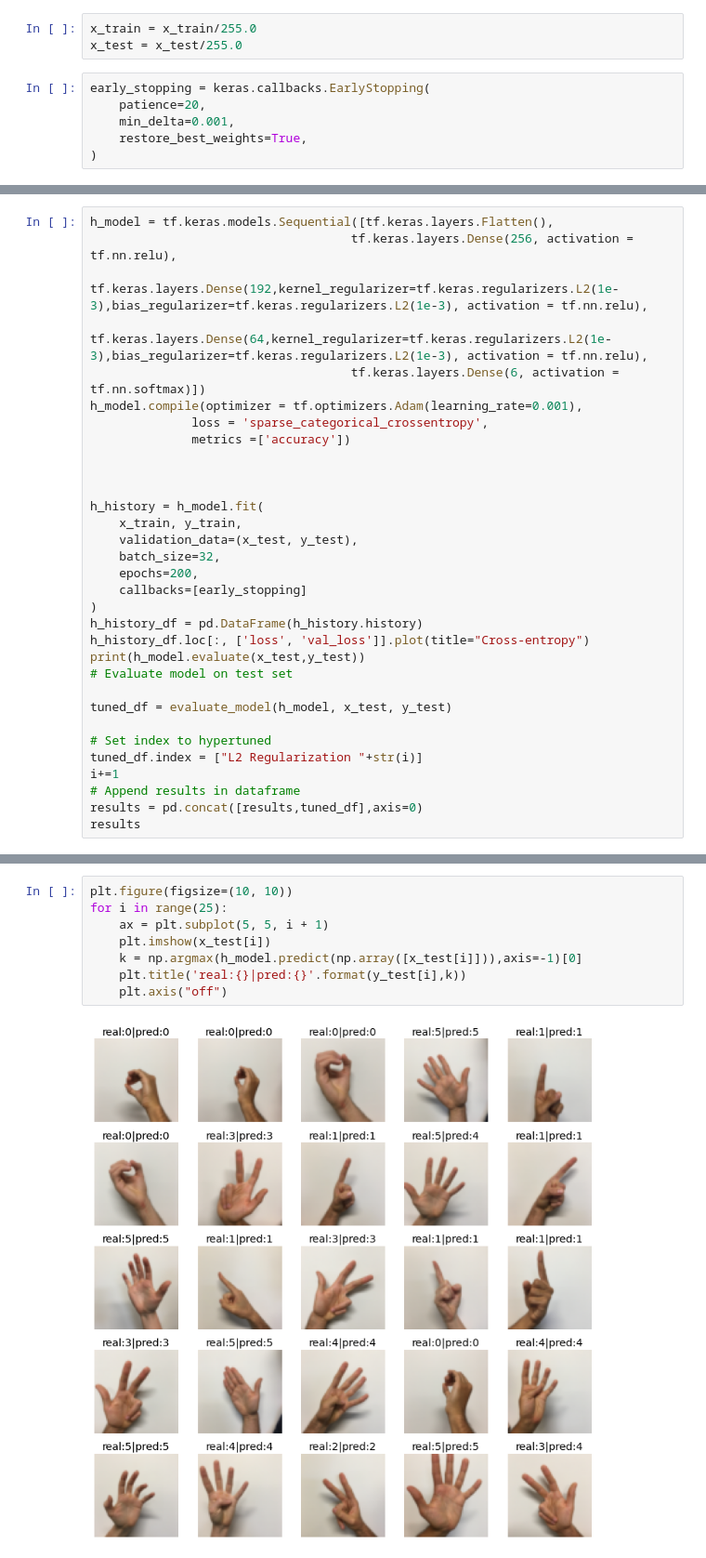
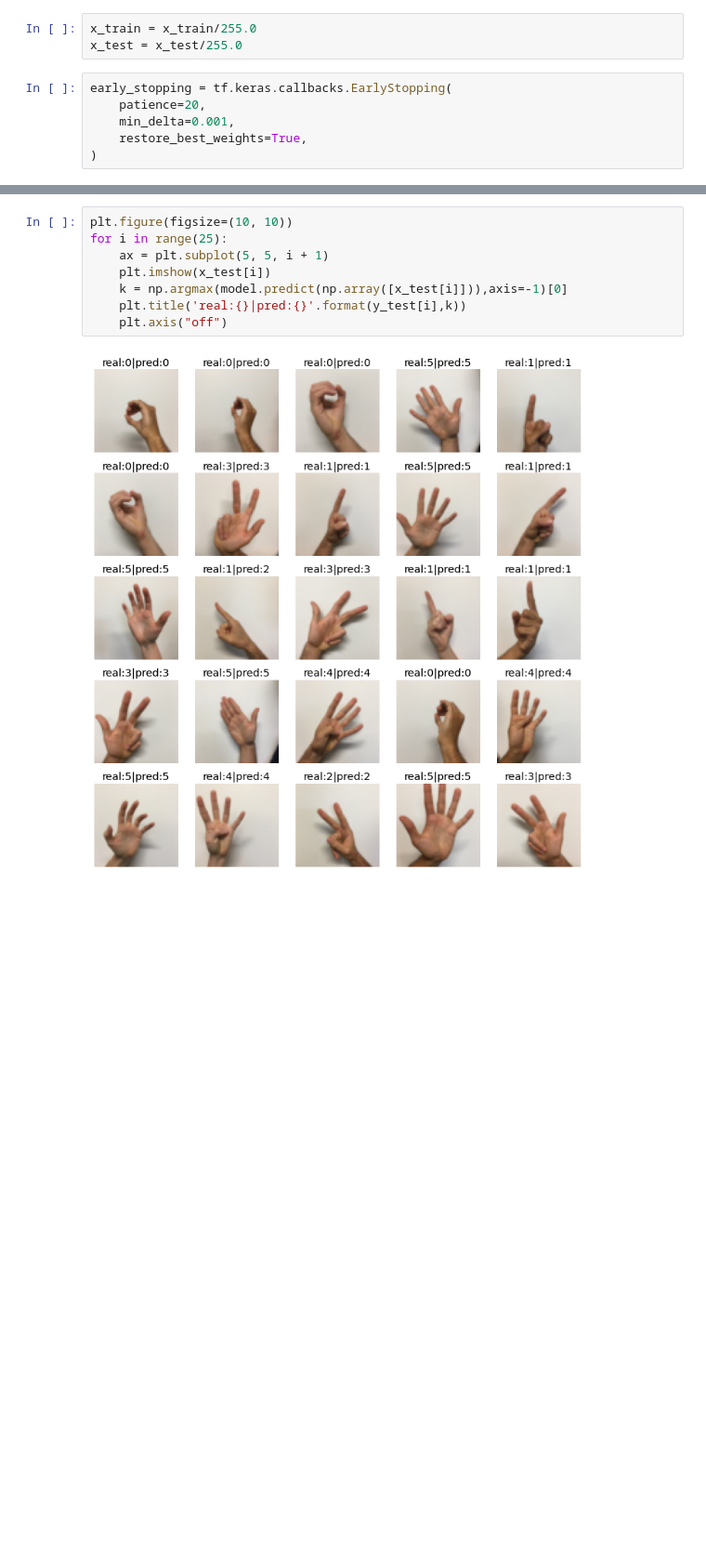
Before and after one commit to ThePiranhaGuy/hand_sign_keras, a Jupyter notebook: hand_sign_notebook_CNN.ipynb, the cells around one changed output, grey strips where cells are left out. Shown at 93% size. Saved outputs shown, nothing was run; the diff lists cells and outputs as text; blank space fills up the shorter version.

```diff
--- a/hand_sign_notebook_CNN.ipynb
+++ b/hand_sign_notebook_CNN.ipynb
@@ -54,7 +75,7 @@ i=0
 x_train = x_train/255.0
 x_test = x_test/255.0
 # %%
-early_stopping = keras.callbacks.EarlyStopping(
+early_stopping = tf.keras.callbacks.EarlyStopping(
     patience=20,
     min_delta=0.001,
     restore_best_weights=True,
@@ -190,32 +148,0 @@ del model
-# %%
-h_model = tf.keras.models.Sequential([tf.keras.layers.Flatten(),
-                                    tf.keras.layers.Dense(256, activation = tf.nn.relu),
-                                    tf.keras.layers.Dense(192,kernel_regularizer=tf.keras.regularizers.L2(1e-3),bias_regularizer=tf.keras.regularizers.L2(1e-3), activation = tf.nn.relu),
-                                    tf.keras.layers.Dense(64,kernel_regularizer=tf.keras.regularizers.L2(1e-3),bias_regularizer=tf.keras.regularizers.L2(1e-3), activation = tf.nn.relu),
-                                    tf.keras.layers.Dense(6, activation = tf.nn.softmax)])
-h_model.compile(optimizer = tf.optimizers.Adam(learning_rate=0.001),
-              loss = 'sparse_categorical_crossentropy',
-              metrics =['accuracy'])
-
-
-
-h_history = h_model.fit(
-    x_train, y_train,
-    validation_data=(x_test, y_test),
-    batch_size=32,
-    epochs=200,
-    callbacks=[early_stopping]
-)
-h_history_df = pd.DataFrame(h_history.history)
-h_history_df.loc[:, ['loss', 'val_loss']].plot(title="Cross-entropy")
-print(h_model.evaluate(x_test,y_test))
-# Evaluate model on test set
-
-tuned_df = evaluate_model(h_model, x_test, y_test)
-
-# Set index to hypertuned
-tuned_df.index = ["L2 Regularization "+str(i)]
-i+=1
-# Append results in dataframe
-results = pd.concat([results,tuned_df],axis=0)
-results
@@ -276,11 +174,11 @@ plot_model(h_model, to_file='model_plot.png', show_shapes=True, show_layer_names
 # %%
 plt.figure(figsize=(10, 10))
 for i in range(25):
     ax = plt.subplot(5, 5, i + 1)
     plt.imshow(x_test[i])
-    k = np.argmax(h_model.predict(np.array([x_test[i]])),axis=-1)[0]
+    k = np.argmax(model.predict(np.array([x_test[i]])),axis=-1)[0]
     plt.title('real:{}|pred:{}'.format(y_test[i],k))
     plt.axis("off")
 # %% [output]
-[figure, old version]
+[figure, new version]
 # %%
```
Also changed, not shown: parts of 20 cells of this notebook.
